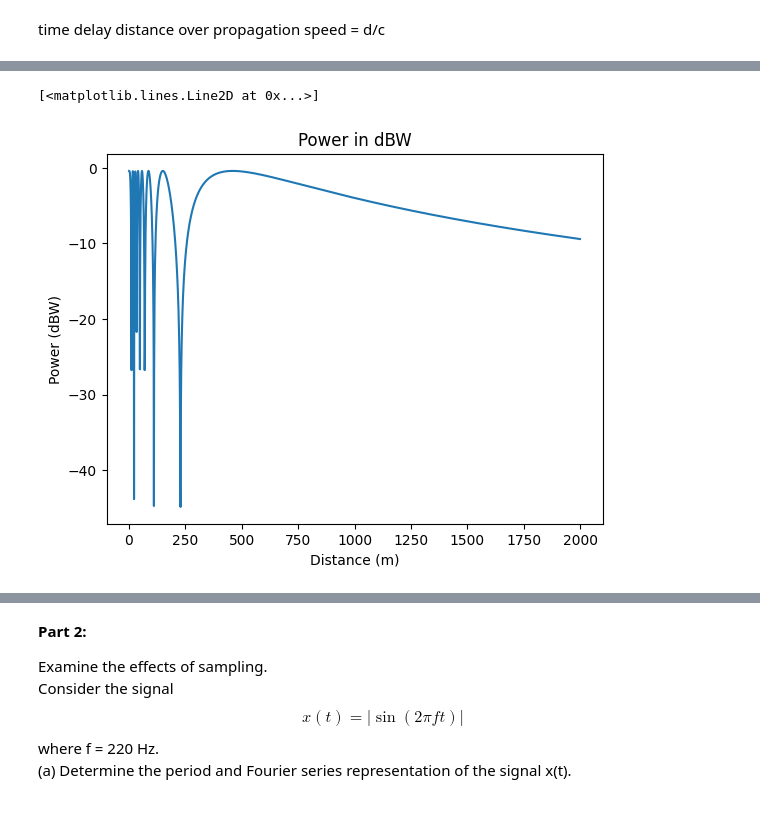
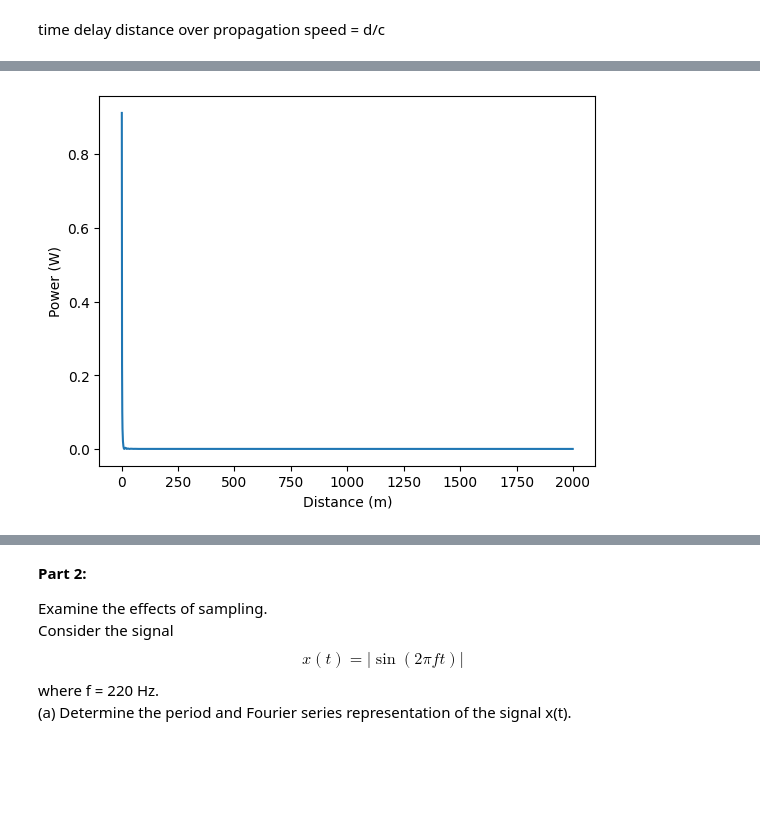
Before and after one commit to emifred/SignalProcessing-Project1, a Jupyter notebook: Untitled.ipynb, the cells around one changed output, grey strips where cells are left out. Cells and saved outputs as stored; diff of their text form; code cells hidden in the pictures; blank space fills up the shorter version.

```diff
--- a/Untitled.ipynb
+++ b/Untitled.ipynb
@@ -121,16 +117,15 @@ x_values = np.arange(1, 2000, 1)
 y_values = []
 y_values2=[]
 y_valuesPr=[]
-y_valuesPrdB=[]
 y_valuesPrB=[]
-y_valuesPrdBB=[]
+y_valuesPrBdB=[]
+
 for x in x_values:
-    #y_values.append(r(0,x)[0])
-    #y_values2.append(10*math.log10(r(0,x)[0]))
+    y_values.append(r(0,x)[0])
+    y_values2.append(10*math.log10(r(0,x)[0]))
     y_valuesPr.append(Pr(x))
-    y_valuesPrdB.append(PrdB(x))
     y_valuesPrB.append(PrB(x))
-    y_valuesPrdBB.append(PrdBB(x))
+    y_valuesPrBdB.append(10*np.log10(PrB(x)))
 
 #y_values = np.array(y_values)
 #plt.xlabel('Distance (m)')
@@ -153,10 +147,9 @@ plt.plot(x_values, y_valuesPr, label='func(x)')
 # %%
-y_valuesPrdB = np.array(y_valuesPrdB)
-plt.title('Power in dBW')
+y_valuesPr = np.array(y_valuesPrB)
 plt.xlabel('Distance (m)')
-plt.ylabel('Power (dBW)')
-plt.plot(x_values, y_valuesPrdB, label='func(x)')
+plt.ylabel('Power (W)')
+plt.plot(x_values, y_valuesPrB, label='func(x)')
+plt.show()
 # %% [output]
-[<matplotlib.lines.Line2D at 0x...>]
-[figure, old version]
+[figure, new version]
 # %%
```
Also changed, not shown: parts of 7 cells of this notebook.
